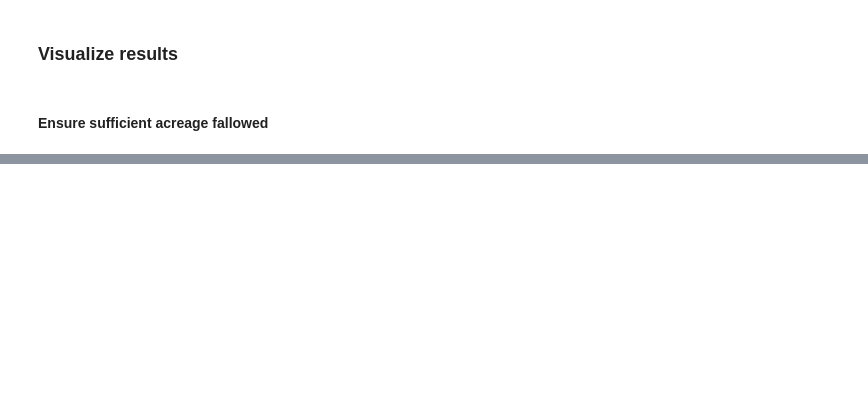
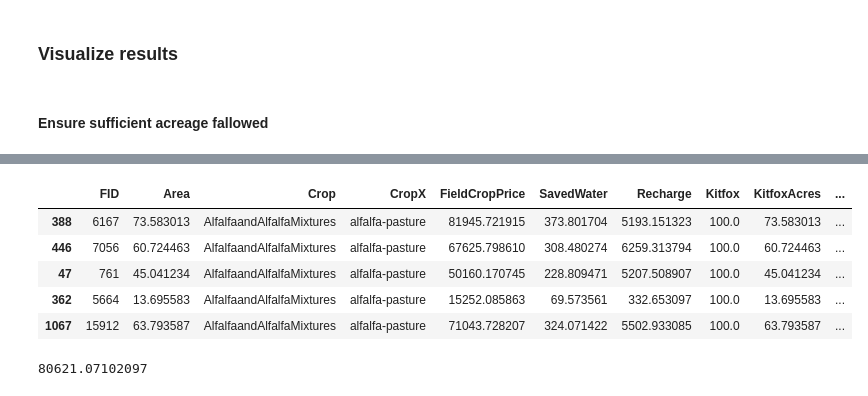
Before and after one commit to eanderson-ei/cv-mbom, a Jupyter notebook: notebooks/greedy-optimization.ipynb, the cells around one changed output, grey strips where cells are left out. Saved outputs shown, nothing was run; the diff lists cells and outputs as text; code cells hidden in the pictures; blank space fills up the shorter version.

```diff
--- a/notebooks/greedy-optimization.ipynb
+++ b/notebooks/greedy-optimization.ipynb
@@ -188,0 +156,15 @@ sns.despine()
+# %%
+df_alfalfa_fallow.head()
+# %% [output]
+|  | FID | Area | Crop | CropX | FieldCropPrice | SavedWater | Recharge | Kitfox | KitfoxAcres | ... |
+| 388 | 6167 | 73.583013 | AlfalfaandAlfalfaMixtures | alfalfa-pasture | 81945.721915 | 373.801704 | 5193.151323 | 100.0 | 73.583013 | ... |
+| 446 | 7056 | 60.724463 | AlfalfaandAlfalfaMixtures | alfalfa-pasture | 67625.798610 | 308.480274 | 6259.313794 | 100.0 | 60.724463 | ... |
+| 47 | 761 | 45.041234 | AlfalfaandAlfalfaMixtures | alfalfa-pasture | 50160.170745 | 228.809471 | 5207.508907 | 100.0 | 45.041234 | ... |
+| 362 | 5664 | 13.695583 | AlfalfaandAlfalfaMixtures | alfalfa-pasture | 15252.085863 | 69.573561 | 332.653097 | 100.0 | 13.695583 | ... |
+| 1067 | 15912 | 63.793587 | AlfalfaandAlfalfaMixtures | alfalfa-pasture | 71043.728207 | 324.071422 | 5502.933085 | 100.0 | 63.793587 | ... |
+# %%
+#Sum the ecosystem services gained
+kitfox = df_alfalfa_fallow.KitfoxAcres.sum()
+kitfox
+# %% [output]
+80621.07102097
```
Also changed, not shown: parts of 35 cells of this notebook, 4 other files.
